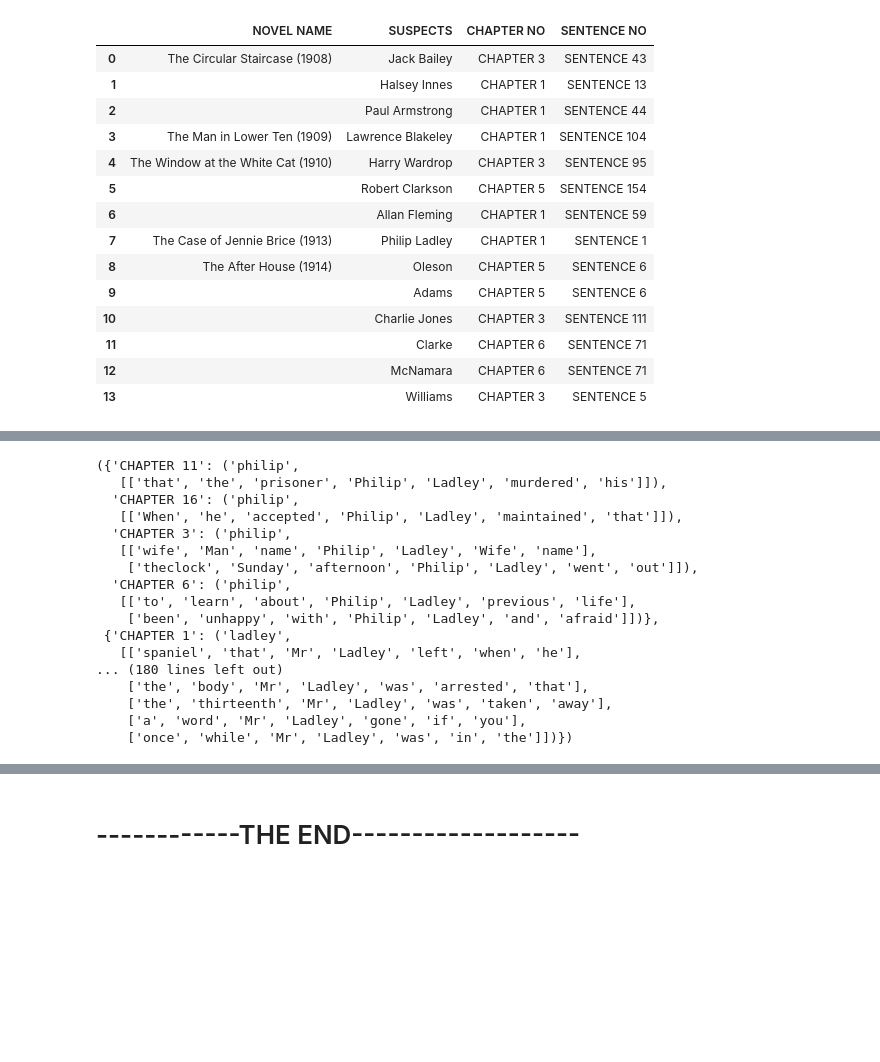
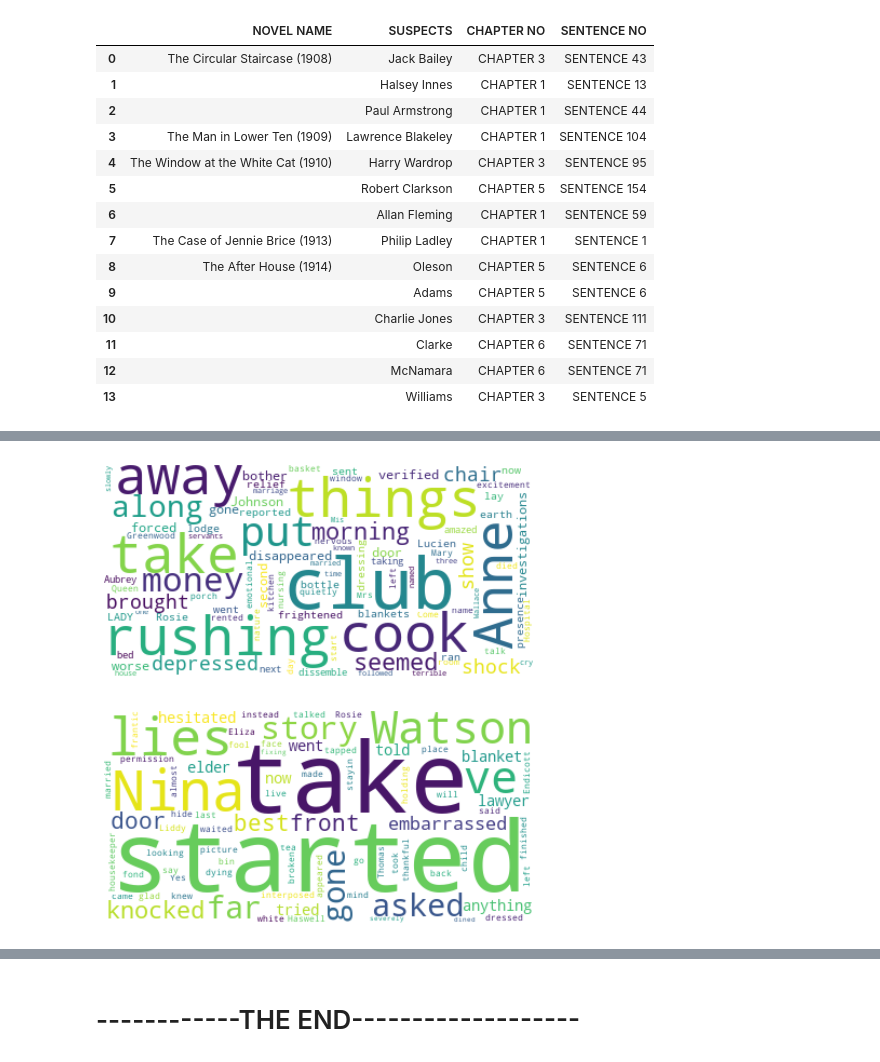
Before and after one commit to mmahbub/NLP-Projects, a Jupyter notebook: Project 1/rinehart_novel_analysis_using_regex.ipynb, the cells around one changed output, grey strips where cells are left out. Drawn from its saved outputs; the diff is of its cells as text; code cells hidden in the pictures; blank space fills up the shorter version.

```diff
--- a/Project 1/rinehart_novel_analysis_using_regex.ipynb
+++ b/Project 1/rinehart_novel_analysis_using_regex.ipynb
@@ -947,20 +898,43 @@ perpetrator_nbd3_1, perpetrator_nbd3_2
-# %%
-perpetrator_nbd4_1, perpetrator_nbd4_2
-# %% [output]
-({'CHAPTER 11': ('philip',
-   [['that', 'the', 'prisoner', 'Philip', 'Ladley', 'murdered', 'his']]),
-  'CHAPTER 16': ('philip',
-   [['When', 'he', 'accepted', 'Philip', 'Ladley', 'maintained', 'that']]),
-  'CHAPTER 3': ('philip',
-   [['wife', 'Man', 'name', 'Philip', 'Ladley', 'Wife', 'name'],
-    ['theclock', 'Sunday', 'afternoon', 'Philip', 'Ladley', 'went', 'out']]),
-  'CHAPTER 6': ('philip',
-   [['to', 'learn', 'about', 'Philip', 'Ladley', 'previous', 'life'],
-    ['been', 'unhappy', 'with', 'Philip', 'Ladley', 'and', 'afraid']])},
- {'CHAPTER 1': ('ladley',
-   [['spaniel', 'that', 'Mr', 'Ladley', 'left', 'when', 'he'],
-... (180 lines left out)
-    ['the', 'body', 'Mr', 'Ladley', 'was', 'arrested', 'that'],
-    ['the', 'thirteenth', 'Mr', 'Ladley', 'was', 'taken', 'away'],
-    ['a', 'word', 'Mr', 'Ladley', 'gone', 'if', 'you'],
-    ['once', 'while', 'Mr', 'Ladley', 'was', 'in', 'the']])})
+# %%
+def nbd_cloud(nbd_ls, perp):
+  nbd_wrd_ls = []
+  for i in range(len(nbd_ls)):
+    nbd = [v[1] for v in nbd_ls[i].values()]
+    nbd_wrd_ls.append(nbd)
+
+  first = []
+  last = []
+  for i in range(len(nbd_wrd_ls)):
+    nbd = [e for sl in nbd_wrd_ls[i] for e in sl]
+    first3 = [e[:3] for e in nbd]
+    last3 = [e[4:] for e in nbd]
+    first.append(first3)
+    last.append(last3)
+  words_first3_nbd = [e for sl in first for e in sl]
+  words_last3_nbd = [e for sl in last for e in sl]
+  generate_wordcloud(words_first3_nbd, perp)
+  generate_wordcloud(words_last3_nbd, perp)
+
+# plot wordcloud
+def generate_wordcloud(word_list, perp):
+  w_list = []
+  for wl in word_list:
+    for w in wl:
+      w_list.append(w)
+  w_list = list(set(w_list)-set(perp))
+  long_string = ','.join(w_list)
+  # Create a WordCloud object
+  wc = WordCloud(background_color="white", max_words=5000,
+                        contour_width=3, contour_color='steelblue')
+  # Generate a word cloud
+  wc.generate(long_string)
+  plt.imshow(wc, interpolation='bilinear')
+  plt.axis("off")
+  plt.tight_layout(pad=0)
+  plt.show()
+
+
+nbd_cloud([perpetrator_nbd1_1, perpetrator_nbd1_2], ['anne', 'watson'])
+# %% [output]
+[figure, added]
+[figure, added]
```
Also changed, not shown: parts of 46 cells of this notebook.
